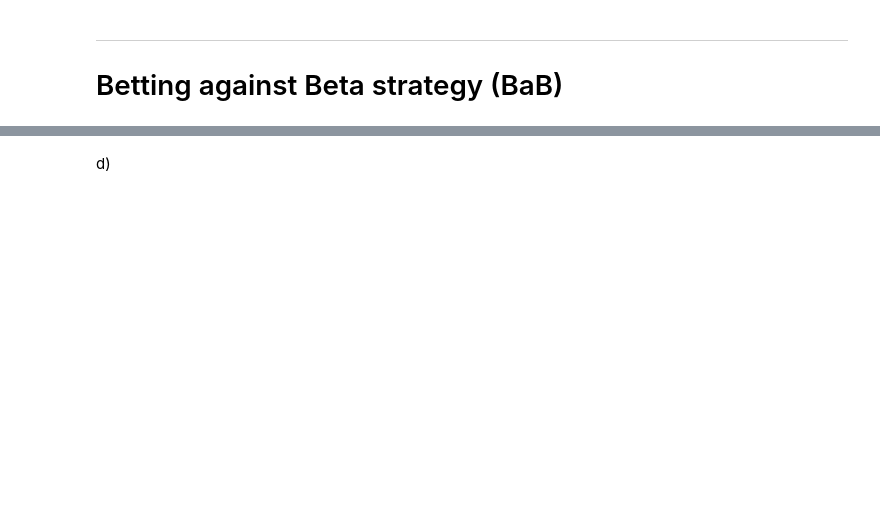
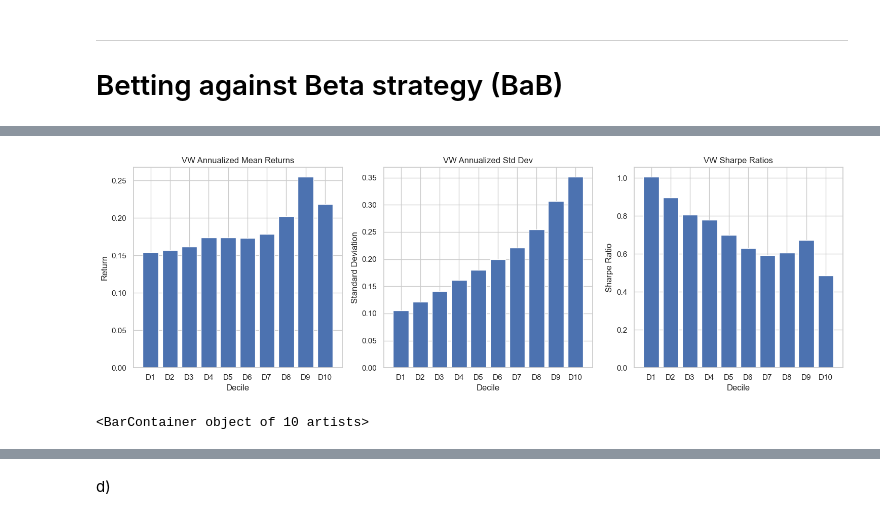
Before and after one commit to Marc-antoineallard74/Investments_project2024, a Jupyter notebook: source/section3.ipynb, the cells around one changed output, grey strips where cells are left out. Saved outputs shown, nothing was run; the diff lists cells and outputs as text; code cells hidden in the pictures; blank space fills up the shorter version.

```diff
--- a/source/section3.ipynb
+++ b/source/section3.ipynb
@@ -102,0 +101,80 @@ c)
+# %%
+import pandas as pd
+import numpy as np
+import matplotlib.pyplot as plt
+
+
+def annualize_return(monthly_return):
+    return ((1 + monthly_return)**12 - 1)
+
+def sharpe_ratio(mean_return, std_dev, risk_free_rate):
+    return (mean_return - risk_free_rate) / std_dev
+
+data = data.dropna(subset=['beta']).copy()
+data['beta_Q'] = data.groupby('date')['beta'].transform(lambda x: pd.qcut(x, 10, labels=False, duplicates='drop'))
+
+data['vw_Q'] = data['mcap'] / data.groupby(['date', 'beta_Q'])['mcap'].transform('sum')
+
+data['beta_ret_vw'] = data['vw_Q'] * data['Rn']
+ret_vw = data.groupby(['date', 'beta_Q'])['beta_ret_vw'].sum().reset_index()
+vw_ret_mean = ret_vw.groupby('beta_Q')['beta_ret_vw'].mean()
+vw_ret_std = ret_vw.groupby('beta_Q')['beta_ret_vw'].std()
+
+ret_ew = data.groupby(['date', 'beta_Q'])['Rn'].mean().reset_index()
+ew_ret_mean = ret_ew.groupby('beta_Q')['Rn'].mean()
+ew_ret_std = ret_ew.groupby('beta_Q')['Rn'].std()
+
+vw_ret_mean_annual = annualize_return(vw_ret_mean)
+ew_ret_mean_annual = annualize_return(ew_ret_mean)
+
+vw_ret_std_annual = vw_ret_std * np.sqrt(12)
+ew_ret_std_annual = ew_ret_std * np.sqrt(12)
+risk_free_rate_annual = annualize_return(data['rf'].mean())
+
+vw_sharpe_ratios = sharpe_ratio(vw_ret_mean_annual, vw_ret_std_annual,risk_free_rate_annual)
+ew_sharpe_ratios = sharpe_ratio(ew_ret_mean_annual, ew_ret_std_annual,risk_free_rate_annual)
+
+deciles = ['D' + str(x) for x in range(1, 11)]
+
+plt.figure(figsize=(15, 5))
+
+plt.subplot(1, 3, 1)
+plt.bar(deciles, vw_ret_mean_annual)
+plt.title('VW Annualized Mean Returns')
+plt.xlabel('Decile')
+plt.ylabel('Return')
+
+plt.subplot(1, 3, 2)
+plt.bar(deciles, vw_ret_std_annual)
+plt.title('VW Annualized Std Dev')
+plt.xlabel('Decile')
+plt.ylabel('Standard Deviation')
+
+plt.subplot(1, 3, 3)
+plt.bar(deciles, vw_sharpe_ratios)
+plt.title('VW Sharpe Ratios')
+plt.xlabel('Decile')
+plt.ylabel('Sharpe Ratio')
+
+plt.tight_layout()
+plt.show()
+
+plt.figure(figsize=(15, 5))
+
+plt.subplot(1, 3, 1)
+plt.bar(deciles, ew_ret_mean_annual)
+plt.title('EW Annualized Mean Returns')
+plt.xlabel('Decile')
+plt.ylabel('Return')
+
+plt.subplot(1, 3, 2)
+plt.bar(deciles, ew_ret_std_annual)
+plt.title('EW Annualized Std Dev')
+plt.xlabel('Decile')
+plt.ylabel('Standard Deviation')
+
+plt.subplot(1, 3, 3)
+plt.bar(deciles, ew_sharpe_ratios)
+# %% [output]
+[figure, added]
+<BarContainer object of 10 artists>
```
Also changed, not shown: parts of 28 cells of this notebook, 4 other files.
